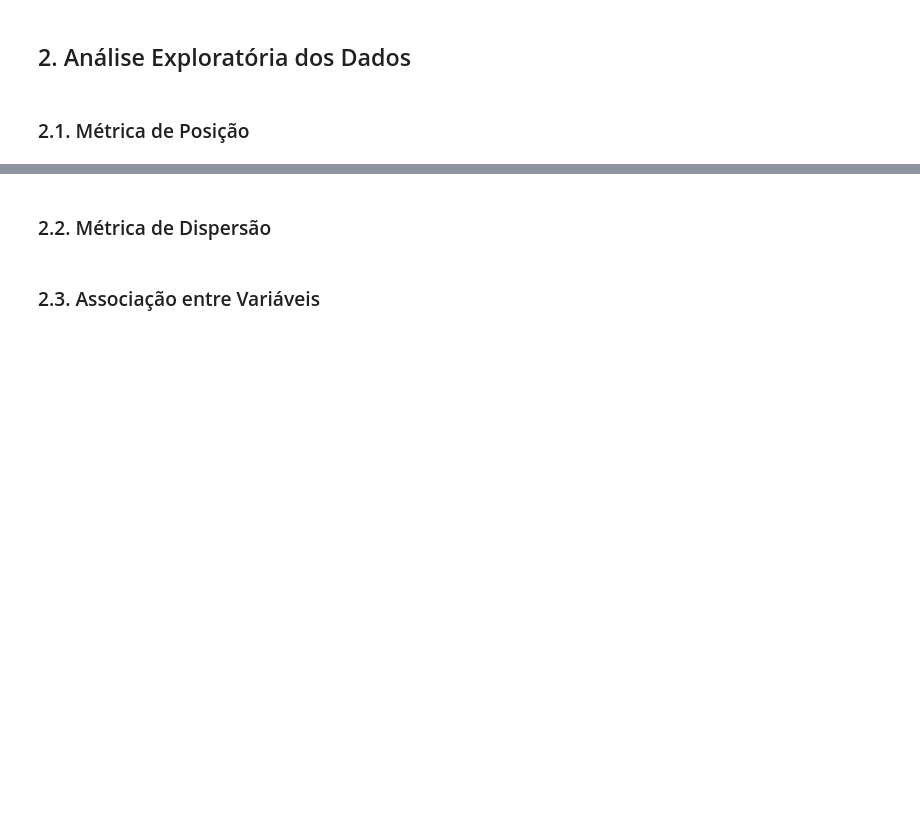
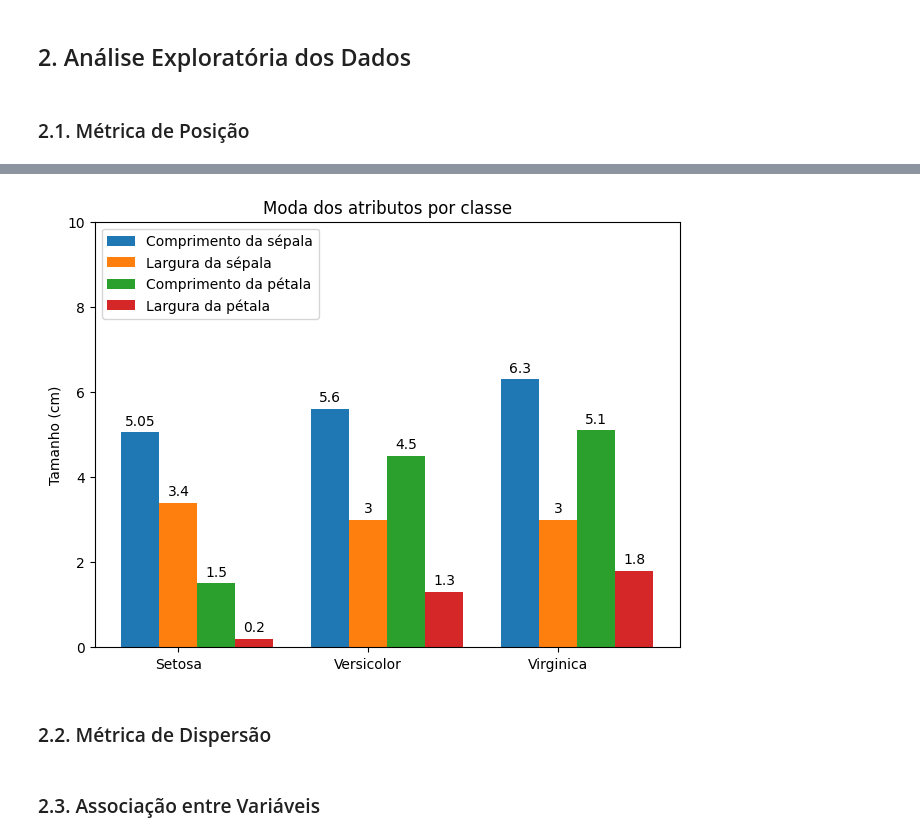
Before and after one commit to laviniacaldas/eda_iris, a Jupyter notebook: Analise_Exploratoria.ipynb, the cells around one changed output, grey strips where cells are left out. Cells and saved outputs as stored; diff of their text form; code cells hidden in the pictures; blank space fills up the shorter version.

```diff
--- a/Analise_Exploratoria.ipynb
+++ b/Analise_Exploratoria.ipynb
@@ -65,3 +144,34 @@ pd.Series.mean(data[0][data[4] == 'Iris-setosa']), pd.Series.mean(data[0][data[4
+# %%
+classes = ("Setosa", "Versicolor", "Virginica")
+modas = {
+    'Comprimento da sépala': (setosa.mode().mean()[0], versicolor.mode().mean()[0], virginica.mode().mean()[0]),
+    'Largura da sépala': (setosa.mode().mean()[1], versicolor.mode().mean()[1], virginica.mode().mean()[1]),
+    'Comprimento da pétala': (setosa.mode().mean()[2], versicolor.mode().mean()[2], virginica.mode().mean()[2]),
+    'Largura da pétala': (setosa.mode().mean()[3], versicolor.mode().mean()[3], virginica.mode().mean()[3])
+}
+
+posicoes = np.arange(len(classes))
+largura = 0.2
+mulplicador = 0
+
+fig, ax = plt.subplots(layout='constrained')
+
+for atributo, medida in modas.items():
+    distancia = largura * mulplicador
+    rects = ax.bar(posicoes + distancia, medida, largura, label=atributo)
+    ax.bar_label(rects, padding=3)
+    mulplicador += 1
+
+ax.set_ylabel('Tamanho (cm)')
+ax.set_title('Moda dos atributos por classe')
+ax.set_xticks(posicoes + largura, classes)
+ax.legend(["Comprimento da sépala","Largura da sépala","Comprimento da pétala","Largura da pétala"], loc= 'upper left')
+ax.set_ylim(0, 10)
+
+
+plt.show()
+# %% [output]
+[figure, added]
 # %% [markdown]
 ### 2.2. Métrica de Dispersão
 # %% [markdown]
```
Also changed, not shown: parts of 10 cells of this notebook.
